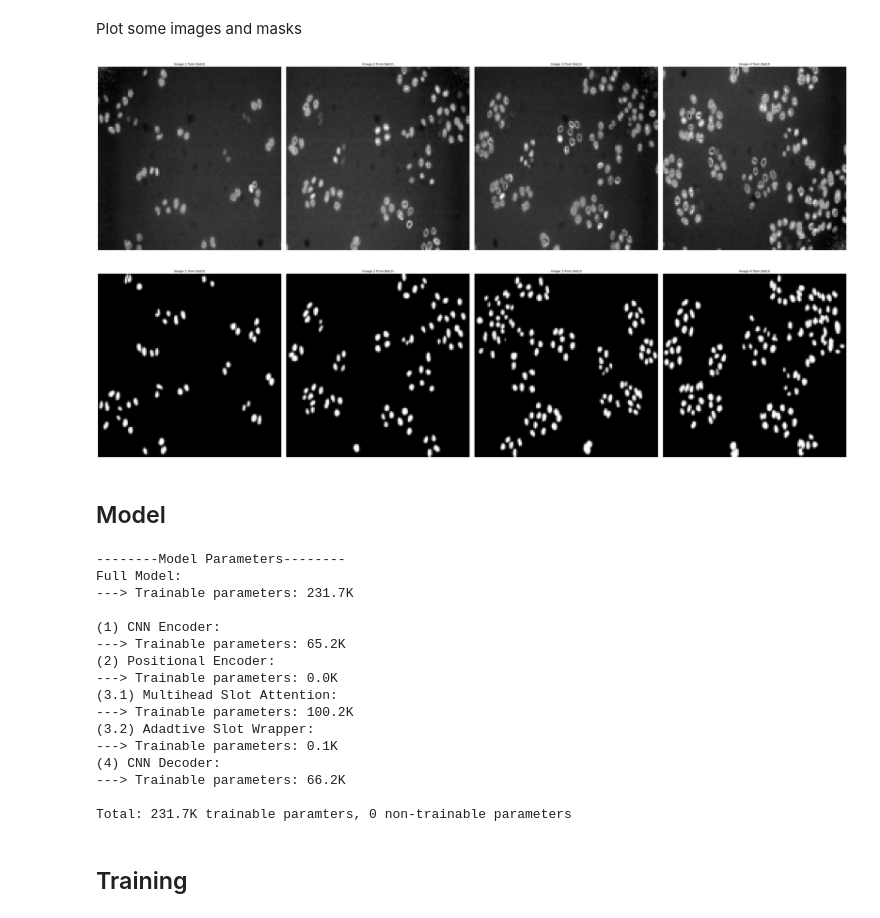
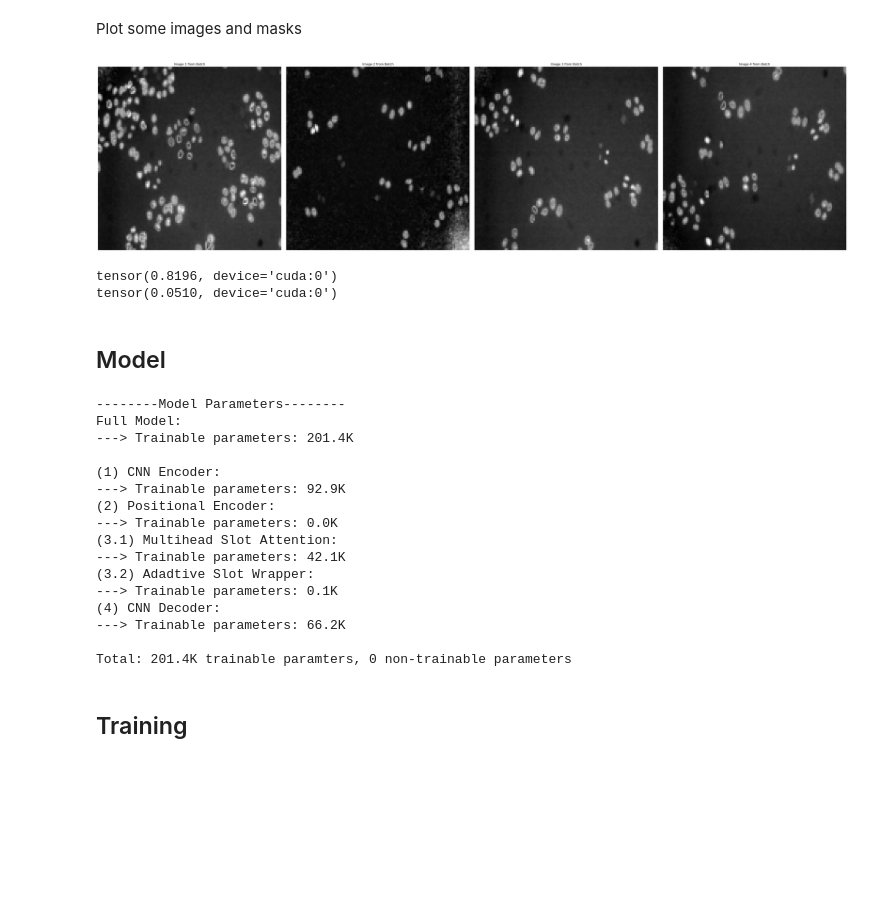
Before and after one commit to elonvg/Slot-Attention-Transformer, a Jupyter notebook: Notebook slotattn test.ipynb, the cells around one changed output. Cells and saved outputs as stored; diff of their text form; code cells hidden in the pictures; blank space fills up the shorter version.

```diff
--- a/Notebook slotattn test.ipynb
+++ b/Notebook slotattn test.ipynb
@@ -62,7 +74,8 @@ train_transform = T.Compose(
         T.RandomVerticalFlip(p=0.5),
         # T.RandomRotation(degrees=30),
         T.Grayscale(IMG_C),
-        T.ToTensor()
+        T.ToTensor(),
+        # T.Normalize(mean=[0.5], std=[0.5])
     ]
 )
 
@@ -71,7 +84,8 @@ val_transform = T.Compose(
         T.ToPILImage(),
         T.Resize((IMG_HEIGHT, IMG_WIDTH), interpolation=Image.BILINEAR),
         T.Grayscale(IMG_C),
-        T.ToTensor()
+        T.ToTensor(),
+        # T.Normalize(mean=[0.5], std=[0.5])
     ]
 )
 
@@ -97,14 +111,18 @@ Plot some images and masks
 # %%
 images, masks = next(iter(train_loader))
 images = images.to(DEVICE)
 
 num_imgs = 4
 
 show_images(images, num_imgs)
-show_images(masks, num_imgs)
+# show_images(masks, num_imgs)
+
+print(torch.max(images))
+print(torch.min(images))
 # %% [output]
-[figure, old version]
+[figure, new version]
-[figure, removed]
+tensor(0.8196, device='cuda:0')
+tensor(0.0510, device='cuda:0')
 # %% [markdown]
 ## Model
 # %%
@@ -119,6 +137,7 @@ model = FullModel(
     DIM_HEAD,
     SLOT_ITERATIONS,
     HIDDEN_DIM,
+    TEMPERATURE,
     DECODER_FEATURES
 ) .to(DEVICE)
 
@@ -126,20 +145,20 @@ print_parameters(model)
 # %% [output]
 --------Model Parameters--------
 Full Model:
----> Trainable parameters: 231.7K
+---> Trainable parameters: 201.4K
 
 (1) CNN Encoder:
----> Trainable parameters: 65.2K
+---> Trainable parameters: 92.9K
 (2) Positional Encoder:
 ---> Trainable parameters: 0.0K
 (3.1) Multihead Slot Attention:
----> Trainable parameters: 100.2K
+---> Trainable parameters: 42.1K
 (3.2) Adadtive Slot Wrapper:
 ---> Trainable parameters: 0.1K
 (4) CNN Decoder:
 ---> Trainable parameters: 66.2K
 
-Total: 231.7K trainable paramters, 0 non-trainable parameters
+Total: 201.4K trainable paramters, 0 non-trainable parameters
 # %% [markdown]
 ## Training
 # %%
```
Also changed, not shown: parts of 7 cells of this notebook, 3 other files.
